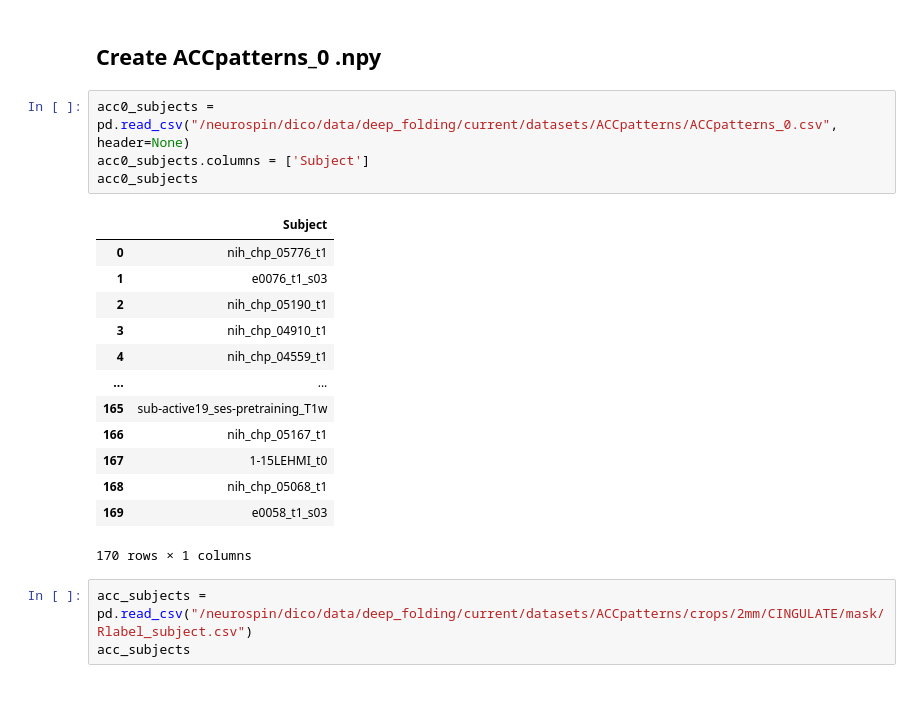
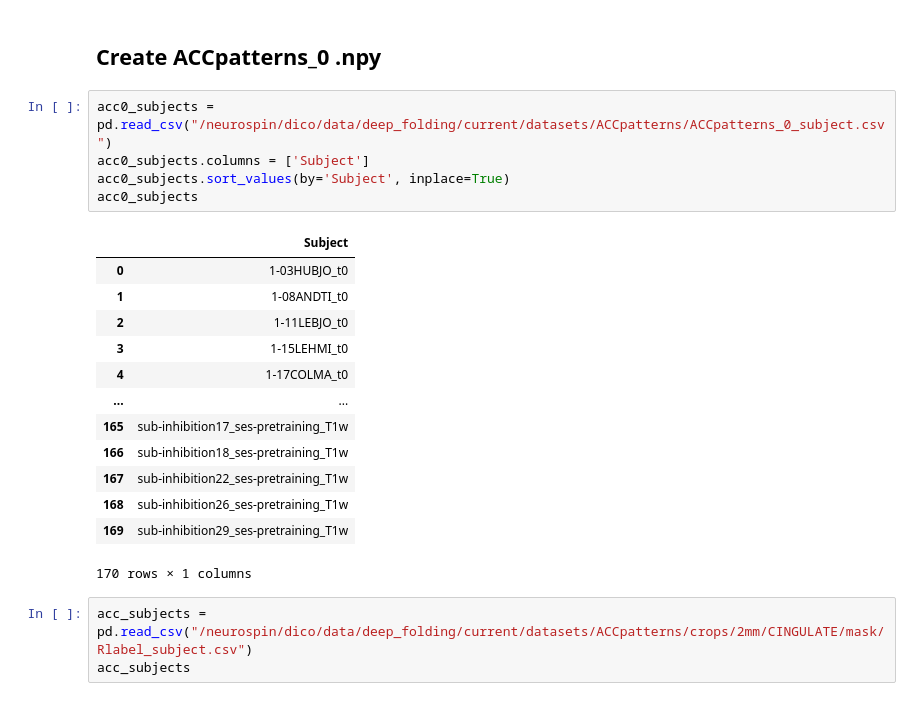
Before and after one commit to neurospin-projects/2023_agaudin_jchavas_folding_supervised, a Jupyter notebook: contrastive/notebooks/pca_analysis.ipynb, the cells around one changed output. Saved outputs shown, nothing was run; the diff lists cells and outputs as text.

```diff
--- a/contrastive/notebooks/pca_analysis.ipynb
+++ b/contrastive/notebooks/pca_analysis.ipynb
@@ -17,22 +19,23 @@ from contrastive.data.utils import read_labels
 # %% [markdown]
 ## Create ACCpatterns_0 .npy
 # %%
-acc0_subjects = pd.read_csv("/neurospin/dico/data/deep_folding/current/datasets/ACCpatterns/ACCpatterns_0.csv", header=None)
+acc0_subjects = pd.read_csv("/neurospin/dico/data/deep_folding/current/datasets/ACCpatterns/ACCpatterns_0_subject.csv")
 acc0_subjects.columns = ['Subject']
+acc0_subjects.sort_values(by='Subject', inplace=True)
 acc0_subjects
 # %% [output]
 |  | Subject |
-| 0 | nih_chp_05776_t1 |
-| 1 | e0076_t1_s03 |
-| 2 | nih_chp_05190_t1 |
-| 3 | nih_chp_04910_t1 |
-| 4 | nih_chp_04559_t1 |
+| 0 | 1-03HUBJO_t0 |
+| 1 | 1-08ANDTI_t0 |
+| 2 | 1-11LEBJO_t0 |
+| 3 | 1-15LEHMI_t0 |
+| 4 | 1-17COLMA_t0 |
 | ... | ... |
-| 165 | sub-active19_ses-pretraining_T1w |
-| 166 | nih_chp_05167_t1 |
-| 167 | 1-15LEHMI_t0 |
-| 168 | nih_chp_05068_t1 |
-| 169 | e0058_t1_s03 |
+| 165 | sub-inhibition17_ses-pretraining_T1w |
+| 166 | sub-inhibition18_ses-pretraining_T1w |
+| 167 | sub-inhibition22_ses-pretraining_T1w |
+| 168 | sub-inhibition26_ses-pretraining_T1w |
+| 169 | sub-inhibition29_ses-pretraining_T1w |
 170 rows × 1 columns
 # %%
 acc_subjects = pd.read_csv("/neurospin/dico/data/deep_folding/current/datasets/ACCpatterns/crops/2mm/CINGULATE/mask/Rlabel_subject.csv")
```
Also changed, not shown: parts of 6 cells of this notebook, 6 other files.
